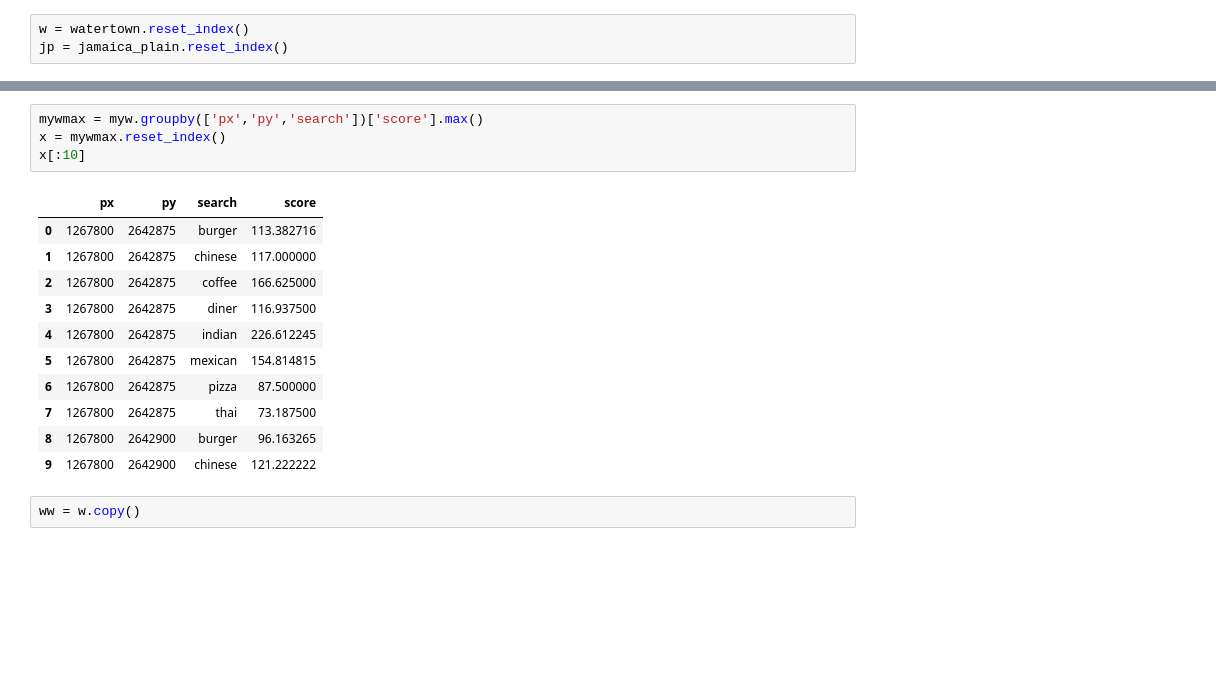
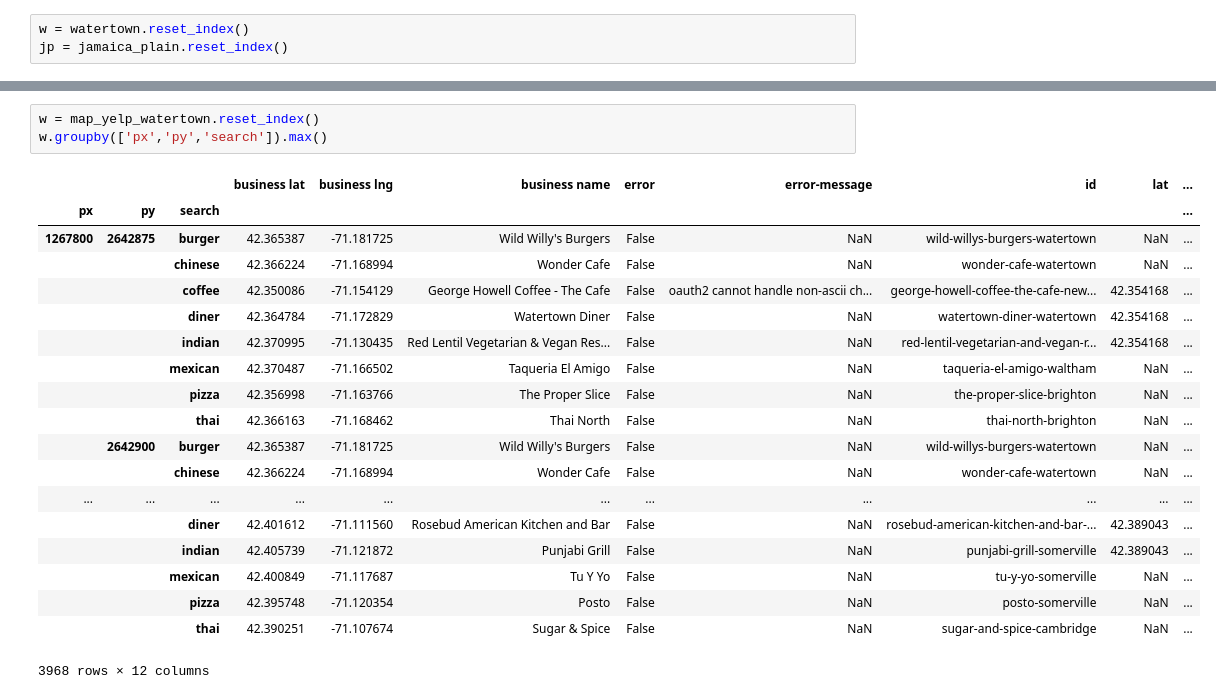
Before and after one commit to matthew-sochor-zz/mapster, a Jupyter notebook: Fixing py values.ipynb, the cells around one changed output, grey strips where cells are left out. Saved outputs shown, nothing was run; the diff lists cells and outputs as text; blank space fills up the shorter version.

Commit message:
Fixed py, lat/lng, tiles
Finished fixing the py values, missing lat/lng values in map_yelps and
added tile values.

Also moved everything to the new, non-multiindexed way of doing it.

```diff
--- a/Fixing py values.ipynb
+++ b/Fixing py values.ipynb
@@ -128,18 +106,23 @@ myw.head()
 # %%
-mywmax = myw.groupby(['px','py','search'])['score'].max()
-x = mywmax.reset_index()
-x[:10]
+w = map_yelp_watertown.reset_index()
+w.groupby(['px','py','search']).max()
 # %% [output]
-|  | px | py | search | score |
-| 0 | 1267800 | 2642875 | burger | 113.382716 |
-| 1 | 1267800 | 2642875 | chinese | 117.000000 |
-| 2 | 1267800 | 2642875 | coffee | 166.625000 |
-| 3 | 1267800 | 2642875 | diner | 116.937500 |
-| 4 | 1267800 | 2642875 | indian | 226.612245 |
-| 5 | 1267800 | 2642875 | mexican | 154.814815 |
-| 6 | 1267800 | 2642875 | pizza | 87.500000 |
-| 7 | 1267800 | 2642875 | thai | 73.187500 |
-| 8 | 1267800 | 2642900 | burger | 96.163265 |
-| 9 | 1267800 | 2642900 | chinese | 121.222222 |
+|  |  |  | business lat | business lng | business name | error | error-message | id | lat | ... |
+| px | py | search |  |  |  |  |  |  |  | ... |
+| 1267800 | 2642875 | burger | 42.365387 | -71.181725 | Wild Willy's Burgers | False | NaN | wild-willys-burgers-watertown | NaN | ... |
+|  |  | chinese | 42.366224 | -71.168994 | Wonder Cafe | False | NaN | wonder-cafe-watertown | NaN | ... |
+|  |  | coffee | 42.350086 | -71.154129 | George Howell Coffee - The Cafe | False | oauth2 cannot handle non-ascii ch... | george-howell-coffee-the-cafe-new... | 42.354168 | ... |
+|  |  | diner | 42.364784 | -71.172829 | Watertown Diner | False | NaN | watertown-diner-watertown | 42.354168 | ... |
+|  |  | indian | 42.370995 | -71.130435 | Red Lentil Vegetarian & Vegan Res... | False | NaN | red-lentil-vegetarian-and-vegan-r... | 42.354168 | ... |
+|  |  | mexican | 42.370487 | -71.166502 | Taqueria El Amigo | False | NaN | taqueria-el-amigo-waltham | NaN | ... |
+|  |  | pizza | 42.356998 | -71.163766 | The Proper Slice | False | NaN | the-proper-slice-brighton | NaN | ... |
+|  |  | thai | 42.366163 | -71.168462 | Thai North | False | NaN | thai-north-brighton | NaN | ... |
+|  | 2642900 | burger | 42.365387 | -71.181725 | Wild Willy's Burgers | False | NaN | wild-willys-burgers-watertown | NaN | ... |
+|  |  | chinese | 42.366224 | -71.168994 | Wonder Cafe | False | NaN | wonder-cafe-watertown | NaN | ... |
+| ... | ... | ... | ... | ... | ... | ... | ... | ... | ... | ... |
+|  |  | diner | 42.401612 | -71.111560 | Rosebud American Kitchen and Bar | False | NaN | rosebud-american-kitchen-and-bar-... | 42.389043 | ... |
+|  |  | indian | 42.405739 | -71.121872 | Punjabi Grill | False | NaN | punjabi-grill-somerville | 42.389043 | ... |
+|  |  | mexican | 42.400849 | -71.117687 | Tu Y Yo | False | NaN | tu-y-yo-somerville | NaN | ... |
+|  |  | pizza | 42.395748 | -71.120354 | Posto | False | NaN | posto-somerville | NaN | ... |
+|  |  | thai | 42.390251 | -71.107674 | Sugar & Spice | False | NaN | sugar-and-spice-cambridge | NaN | ... |
+3968 rows × 12 columns
-# %%
-ww = w.copy()
```
Also changed, not shown: parts of 19 cells of this notebook, 6 other files.
